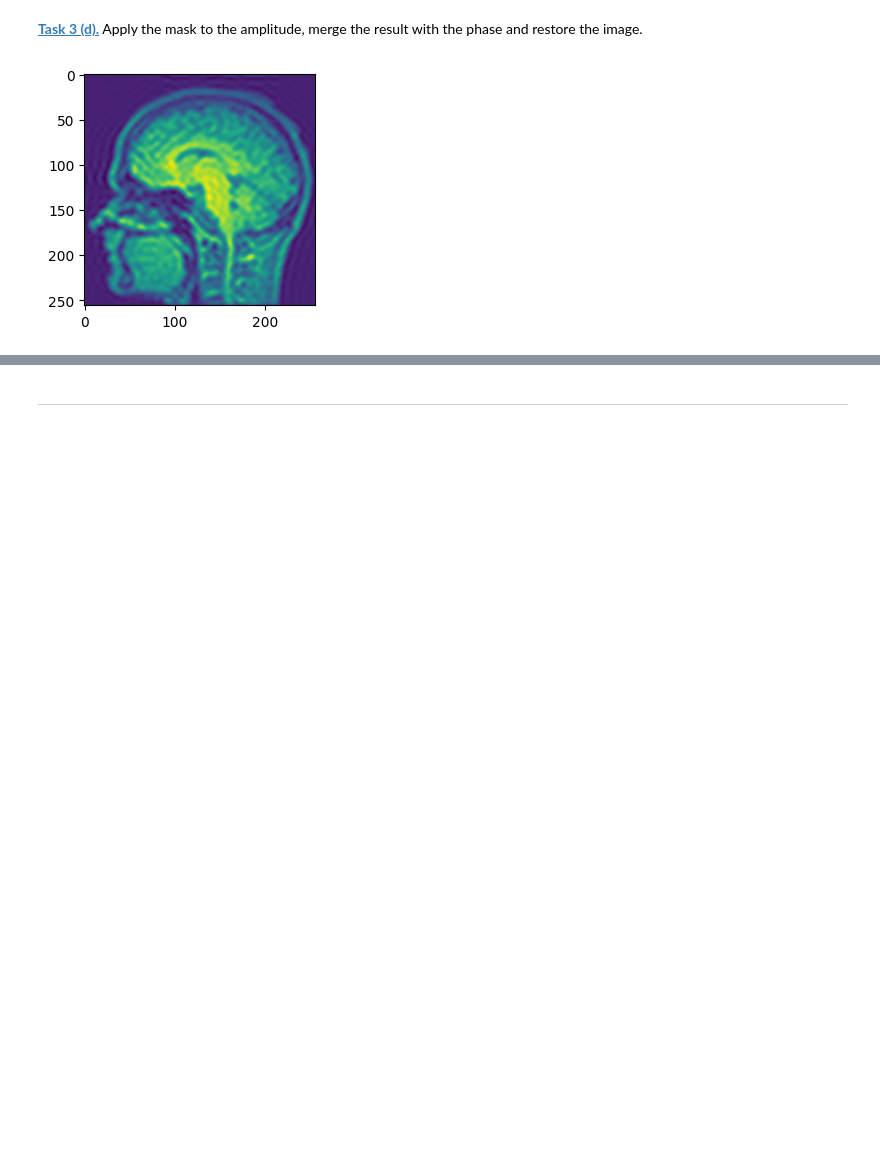
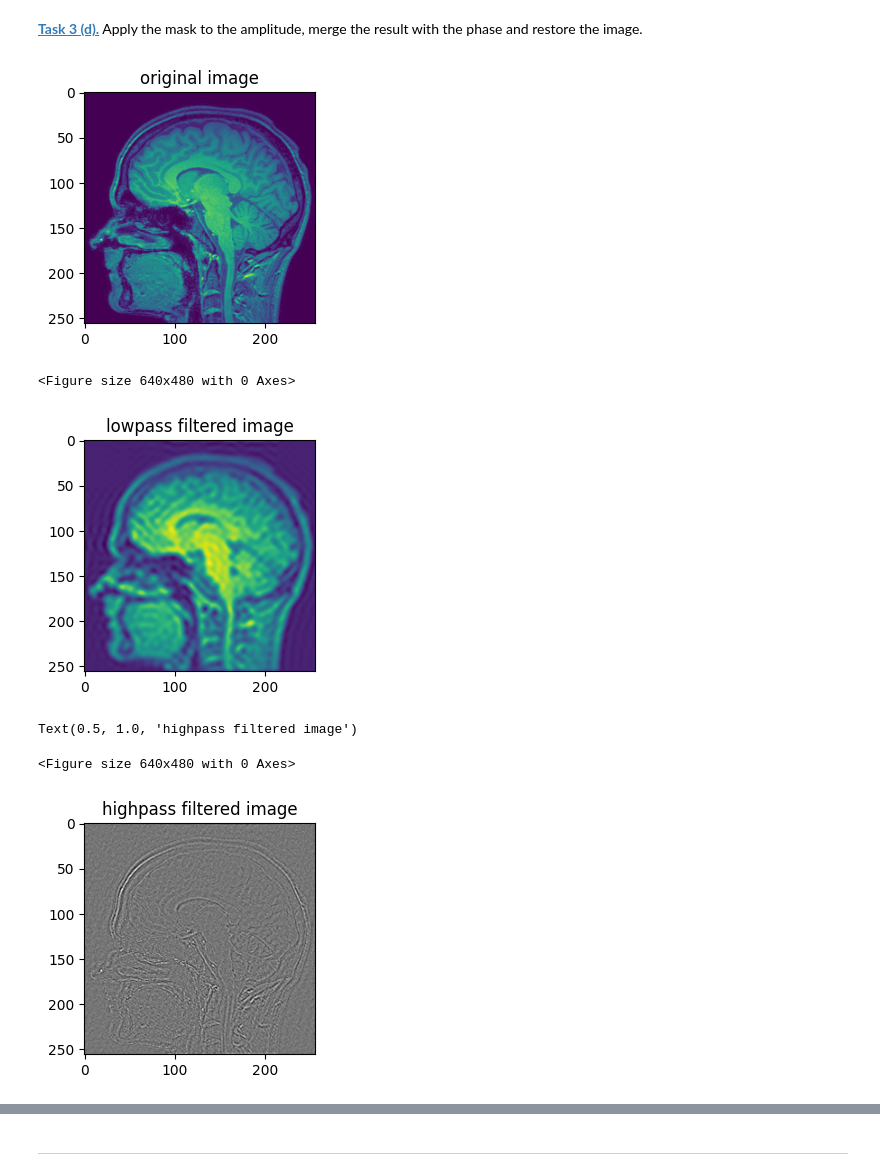
Before and after one commit to sarah-mnd/mobi-fs5-python, a Jupyter notebook: fourier.ipynb, the cells around one changed output, grey strips where cells are left out. Saved outputs shown, nothing was run; the diff lists cells and outputs as text; code cells hidden in the pictures; blank space fills up the shorter version.

```diff
--- a/fourier.ipynb
+++ b/fourier.ipynb
@@ -177,12 +186,33 @@ plt.imshow(np.log(highpass+1e-6), cmap='gray');
 [figure]
 # %% [markdown]
 **[Task 3 (d).]()** Apply the mask to the amplitude, merge the result with the phase and restore the image.
-# %%
-merged_amplitude4 = np.fft.ifftshift(lowpass)
-merged_phase4 = np.fft.ifftshift(phase3) #seems to contain most of the information
-complex_array4 = to_complex_array(merged_amplitude4, merged_phase4)
-restored_image_filter = np.fft.ifft2(complex_array4).real
-plt.figure(figsize=(5,3))
-plt.imshow(restored_image_filter);
-# %% [output]
-[figure, removed]
+# %%
+complex_array4 = np.fft.ifftshift(to_complex_array(lowpass, phase3))
+restored_image_filter = np.fft.ifft2(complex_array4).real
+
+
+plt.figure(figsize=(5,3))
+plt.imshow(imgbrain);
+plt.title('original image')
+plt.show()
+plt.clf()
+
+plt.figure(figsize=(5,3))
+plt.imshow(restored_image_filter);
+plt.title('lowpass filtered image')
+plt.show()
+plt.clf()
+
+highpass = (1 - mask) * imgbrain
+complex_array5 = np.fft.ifftshift(to_complex_array(highpass, phase3))
+highpass_image_filter = np.fft.ifft2(complex_array5).real
+plt.figure(figsize=(5,3))
+plt.imshow((highpass_image_filter), cmap='gray'); #richtig??
+plt.title('highpass filtered image')
+# %% [output]
+[figure, added]
+<Figure size 640x480 with 0 Axes>
+[figure, added]
+Text(0.5, 1.0, 'highpass filtered image')
+<Figure size 640x480 with 0 Axes>
+[figure, added]
```
Also changed, not shown: parts of 8 cells of this notebook, 2 other files.
